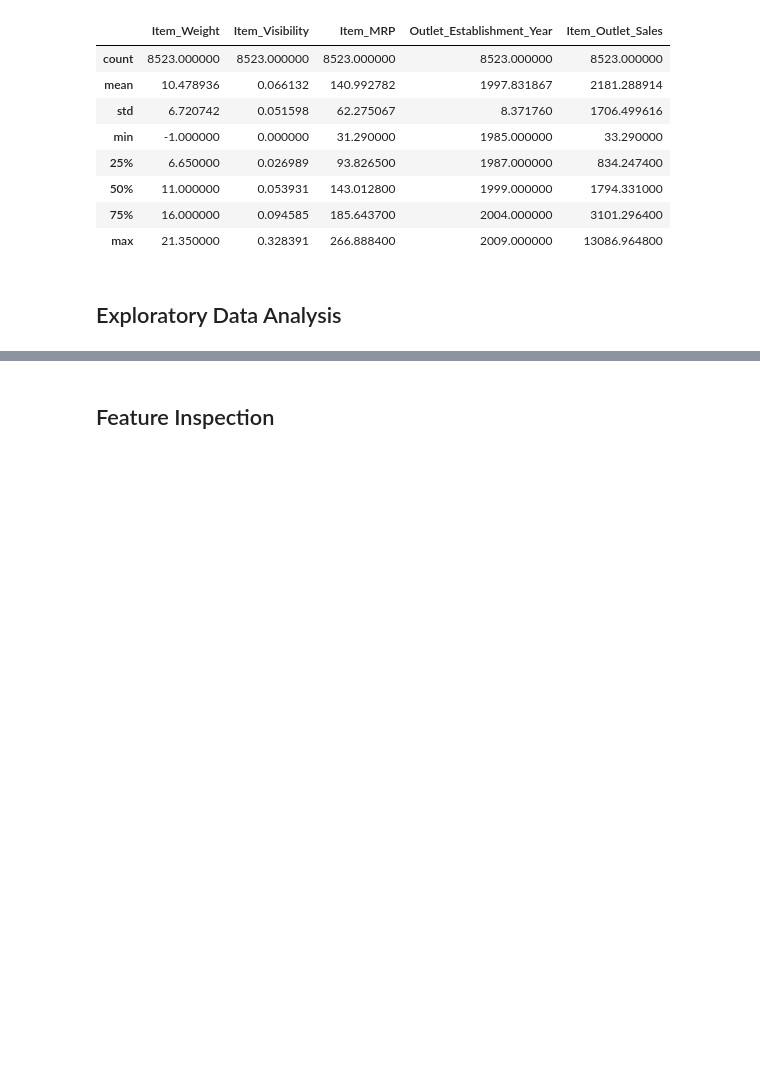
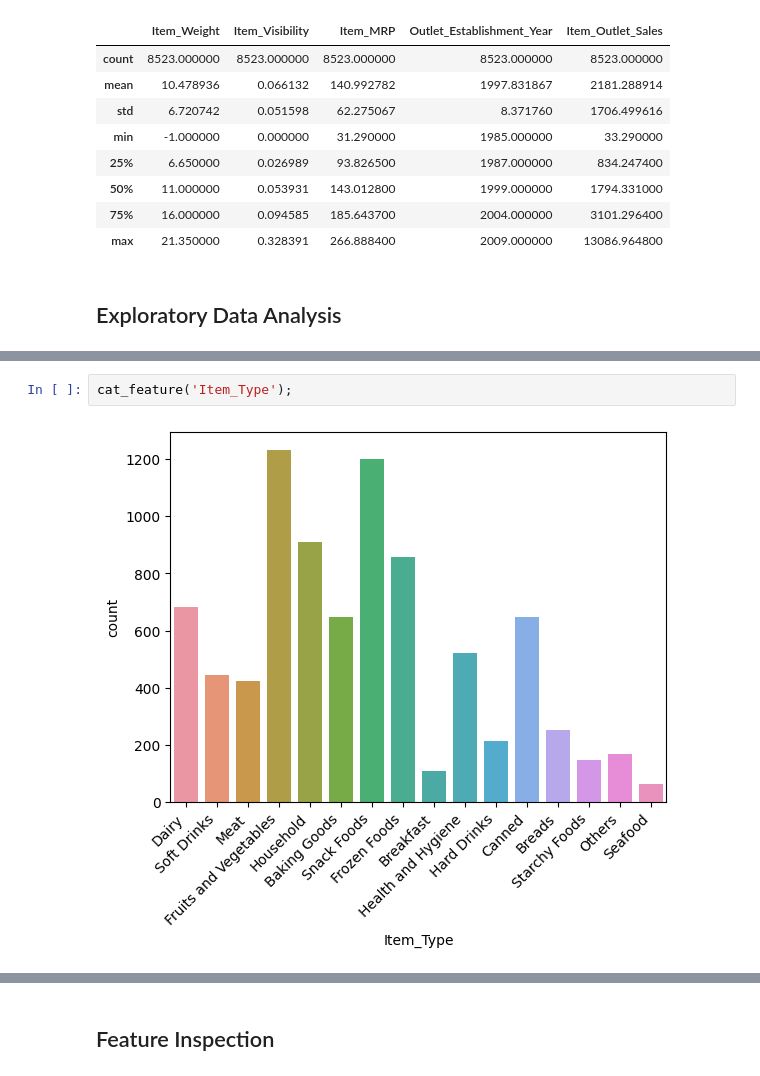
Before and after one commit to amd3897/Prediction-of-Product-Sales, a Jupyter notebook: Prediction_of_product_sales.ipynb, the cells around one changed output, grey strips where cells are left out. Cells and saved outputs as stored; diff of their text form; blank space fills up the shorter version.

```diff
--- a/Prediction_of_product_sales.ipynb
+++ b/Prediction_of_product_sales.ipynb
@@ -197,0 +247,4 @@ df.describe()
+# %%
+cat_feature('Item_Type');
+# %% [output]
+[figure, added]
```
Also changed, not shown: parts of 17 cells of this notebook.
